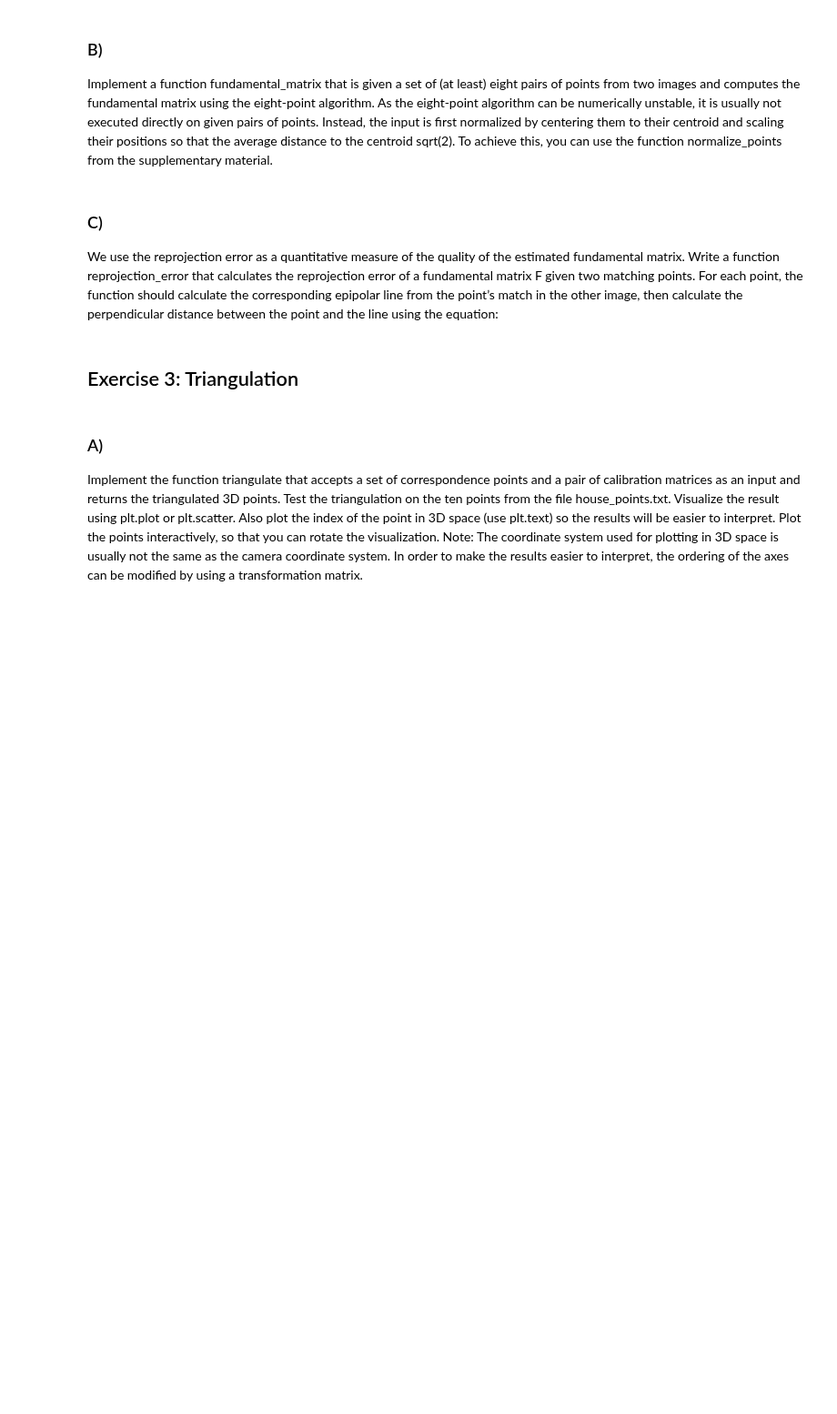
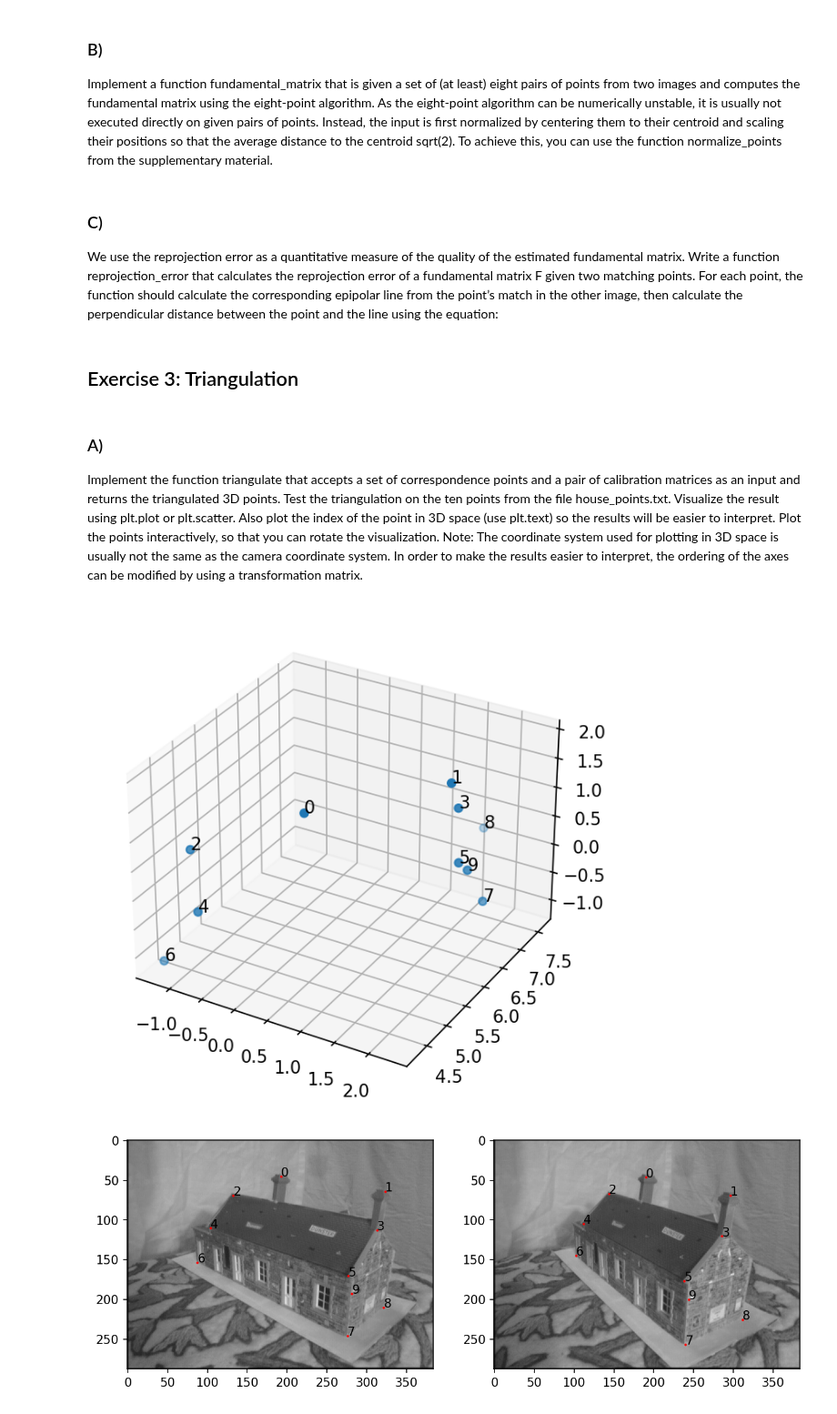
Before and after one commit to BlazBone/uz-vaje, a Jupyter notebook: assignment5/assignment5.ipynb, the cells around one changed output. Shown at 91% size. Cells and saved outputs as stored; diff of their text form; code cells hidden in the pictures; blank space fills up the shorter version.

```diff
--- a/assignment5/assignment5.ipynb
+++ b/assignment5/assignment5.ipynb
@@ -319,0 +253,66 @@ plt.show()
+# %%
+## vecotr product in matrix form
+def vec_prod(a):
+  return np.array([[0, -a[2], a[1]], [a[2], 0, -a[0]], [-a[1], a[0], 0]])
+
+def triangulate(points_1, points_2, camera1, camera2):
+  # homogunes points
+  points_1 = np.hstack((points_1, np.ones((points_1.shape[0], 1))))
+  points_2 = np.hstack((points_2, np.ones((points_2.shape[0], 1))))
+
+  # triangulate
+  P = []
+  for one, two in zip(points_1, points_2):
+    A1 = vec_prod(one) @ camera1
+    A2 = vec_prod(two) @ camera2
+    A = np.vstack((A1, A2))
+    U, S, V = np.linalg.svd(A)
+    X = V[-1, :]
+    X = X / X[-1]
+    P.append(X[:3])
+  return np.array(P)
+
+
+#callibration matrix
+camera1 = np.loadtxt("./data/epipolar/house1_camera.txt")
+camera2 = np.loadtxt("./data/epipolar/house2_camera.txt")
+
+# house points
+points = np.loadtxt("./data/epipolar/house_points.txt")
+points_1 = points[:, :2]
+points_2 = points[:, 2:]
+
+
+#plot
+fig = plt.figure()
+ax = fig.add_subplot(111, projection='3d')
+
+T = np.array([[-1, 0, 0], [0, 0, -1], [0, 1, 0]])
+
+# triangulate points
+X = triangulate(points_1, points_2, camera1, camera2)
+
+X = (T @ X.T).T
+ax.scatter(X[:, 0], X[:, 1], X[:, 2])
+
+for i in range(X.shape[0]):
+  ax.text(X[i, 0], X[i, 1], X[i, 2], str(i))
+
+
+# plot pictures
+# # plot points
+fig, ax = plt.subplots(1, 2)
+ax[0].imshow(plt.imread("./data/epipolar/house1.jpg"))
+ax[0].scatter(points_1[:, 0], points_1[:, 1], c='r', s=1)
+ax[1].imshow(plt.imread("./data/epipolar/house2.jpg"))
+ax[1].scatter(points_2[:, 0], points_2[:, 1], c='r', s=1)
+
+for i in range(points_1.shape[0]):
+  ax[0].text(points_1[i, 0], points_1[i, 1], str(i))
+  ax[1].text(points_2[i, 0], points_2[i, 1], str(i))
+
+
+plt.show()
+# %% [output]
+[figure, added]
+[figure, added]
```
Also changed, not shown: parts of 2 cells of this notebook, 1 other file.
